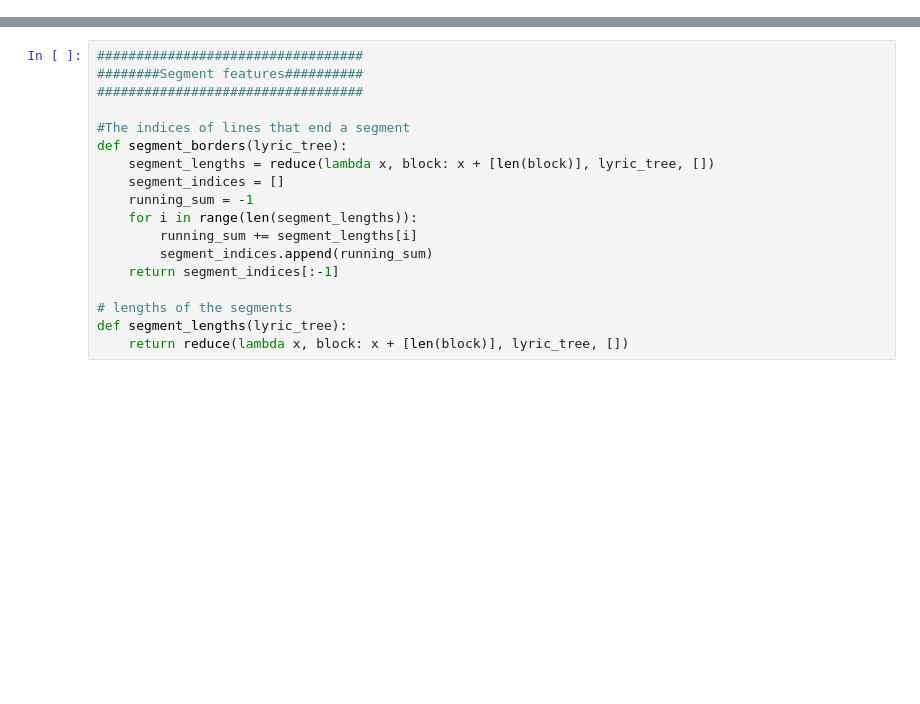
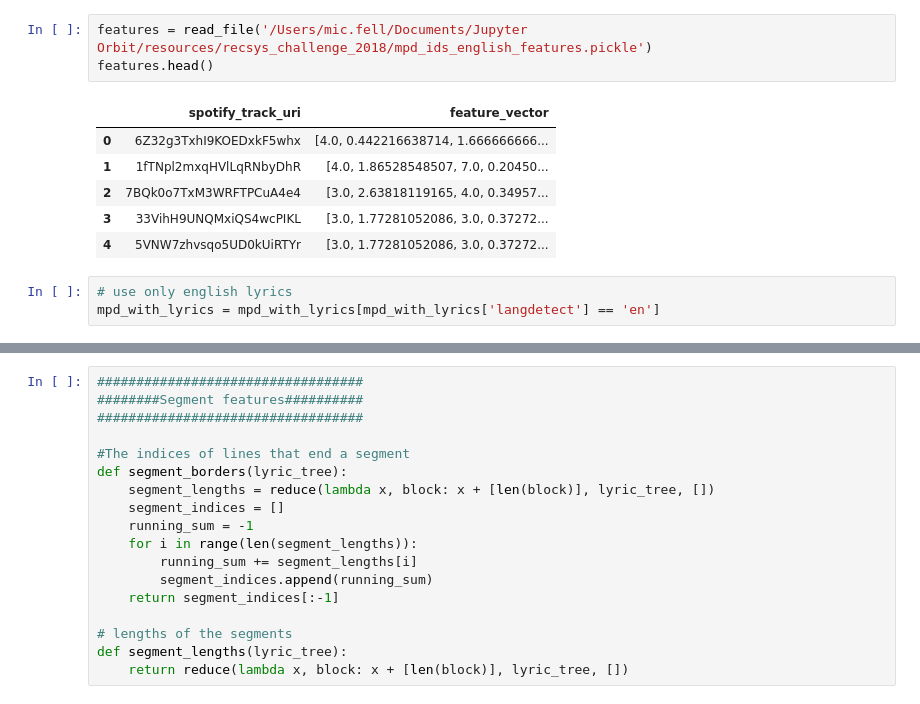
Before and after one commit to D2KLab/recsys18_challenge, a Jupyter notebook: lyrics_features/Lyrics Features Computation.ipynb, the cells around one changed output, grey strips where cells are left out. Drawn from its saved outputs; the diff is of its cells as text; blank space fills up the shorter version.

```diff
--- a/lyrics_features/Lyrics Features Computation.ipynb
+++ b/lyrics_features/Lyrics Features Computation.ipynb
@@ -28,3 +34,16 @@ mpd_with_lyrics.head()
+# %%
+features = read_file('/Users/mic.fell/Documents/Jupyter Orbit/resources/recsys_challenge_2018/mpd_ids_english_features.pickle')
+features.head()
+# %% [output]
+|  | spotify_track_uri | feature_vector |
+| 0 | 6Z32g3TxhI9KOEDxkF5whx | [4.0, 0.442216638714, 1.666666666... |
+| 1 | 1fTNpl2mxqHVlLqRNbyDhR | [4.0, 1.86528548507, 7.0, 0.20450... |
+| 2 | 7BQk0o7TxM3WRFTPCuA4e4 | [3.0, 2.63818119165, 4.0, 0.34957... |
+| 3 | 33VihH9UNQMxiQS4wcPIKL | [3.0, 1.77281052086, 3.0, 0.37272... |
+| 4 | 5VNW7zhvsqo5UD0kUiRTYr | [3.0, 1.77281052086, 3.0, 0.37272... |
+# %%
+# use only english lyrics
+mpd_with_lyrics = mpd_with_lyrics[mpd_with_lyrics['langdetect'] == 'en']
 # %%
 print('aligned indices    :', len(mpd_with_lyrics))
 print('unique Spotify URIs:', len(set(mpd_with_lyrics['spotify_track_uri'])))
```
Also changed, not shown: parts of 17 cells of this notebook.
